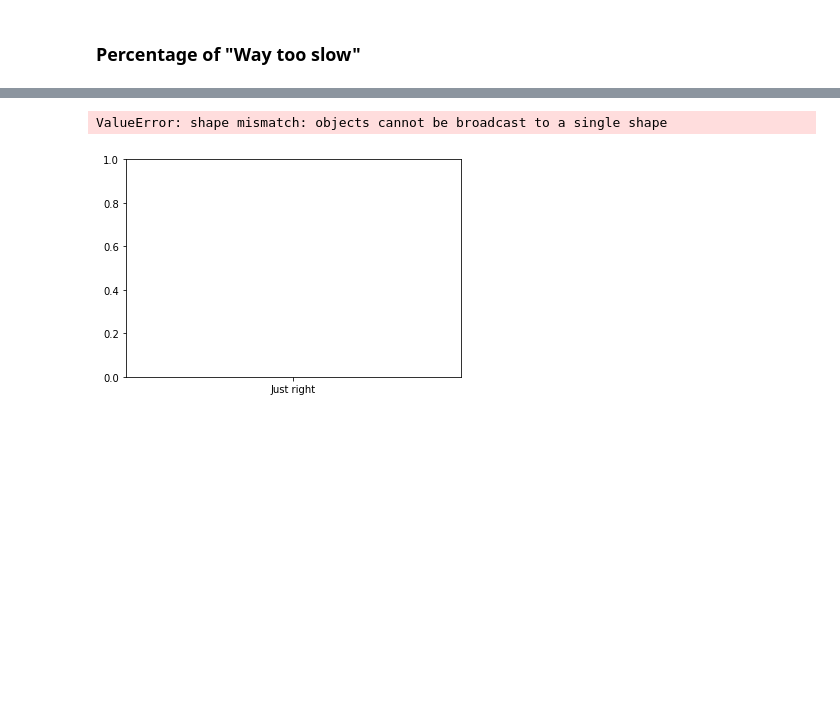
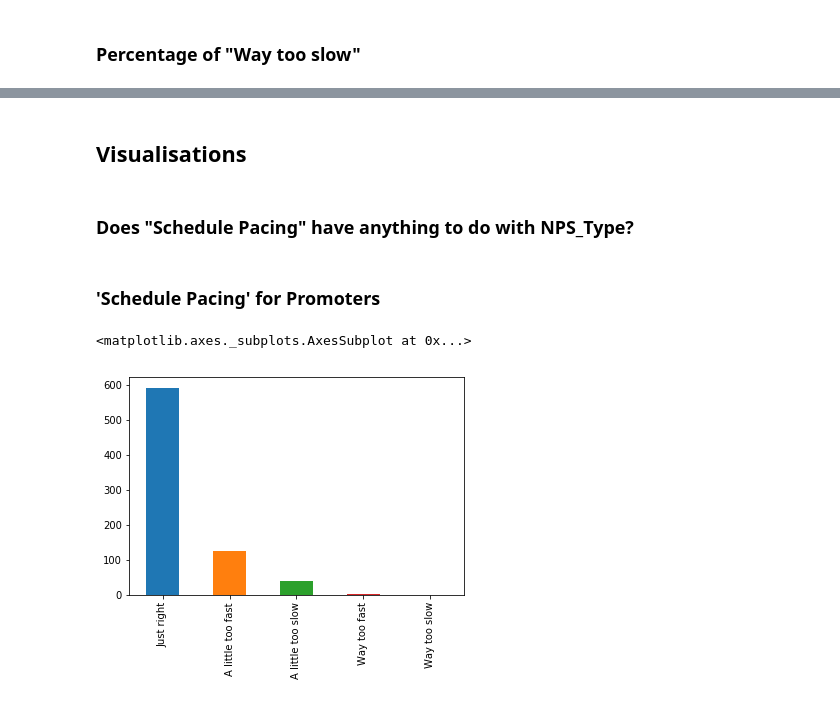
Before and after one commit to ThomasLee94/ds-1.1, a Jupyter notebook: Projects/NPS/NPS - 2017.ipynb, the cells around one changed output, grey strips where cells are left out. Cells and saved outputs as stored; diff of their text form; code cells hidden in the pictures; blank space fills up the shorter version.

Commit message:
[update] visualisations

```diff
--- a/Projects/NPS/NPS - 2017.ipynb
+++ b/Projects/NPS/NPS - 2017.ipynb
@@ -217,8 +214,0 @@ ARG_TOO_SLOW_PERCENTAGE
-# %%
-# Plot schedule pacing by number
-import matplotlib.pyplot as plt
-
-plt.bar(df["Schedule Pacing"], df["Schedule Pacing"].value_counts())
-# %% [output]
-ValueError: shape mismatch: objects cannot be broadcast to a single shape
-[figure, removed]
@@ -226,0 +215,11 @@ plt.bar?
+# %% [markdown]
+## Visualisations
+# %% [markdown]
+### Does "Schedule Pacing" have anything to do with NPS_Type?
+# %% [markdown]
+### 'Schedule Pacing' for Promoters
+# %%
+df_promoter["Schedule Pacing"].value_counts().plot(kind="bar")
+# %% [output]
+<matplotlib.axes._subplots.AxesSubplot at 0x...>
+[figure, added]
```
Also changed, not shown: parts of 13 cells of this notebook.
